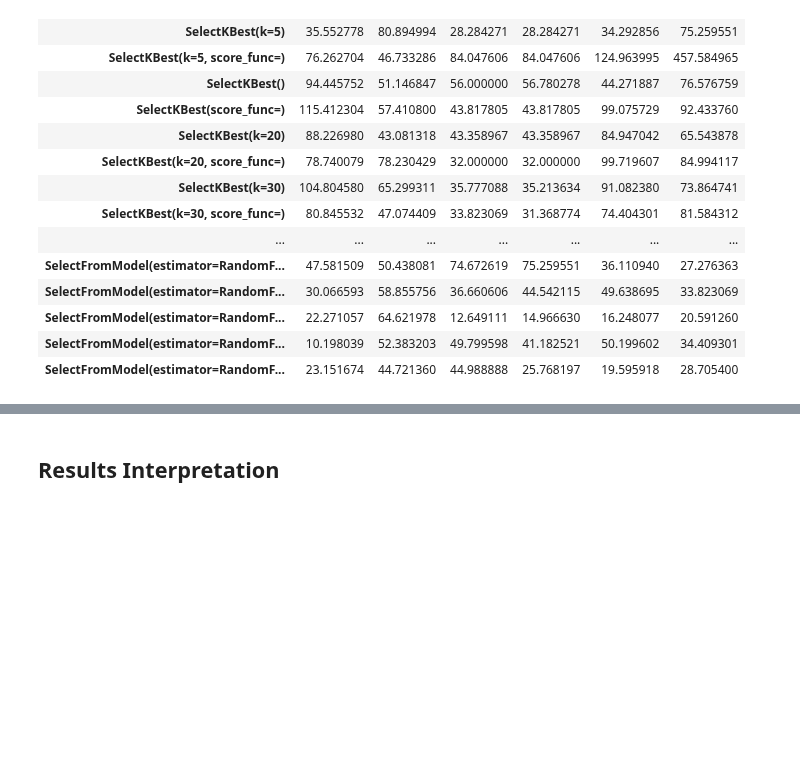
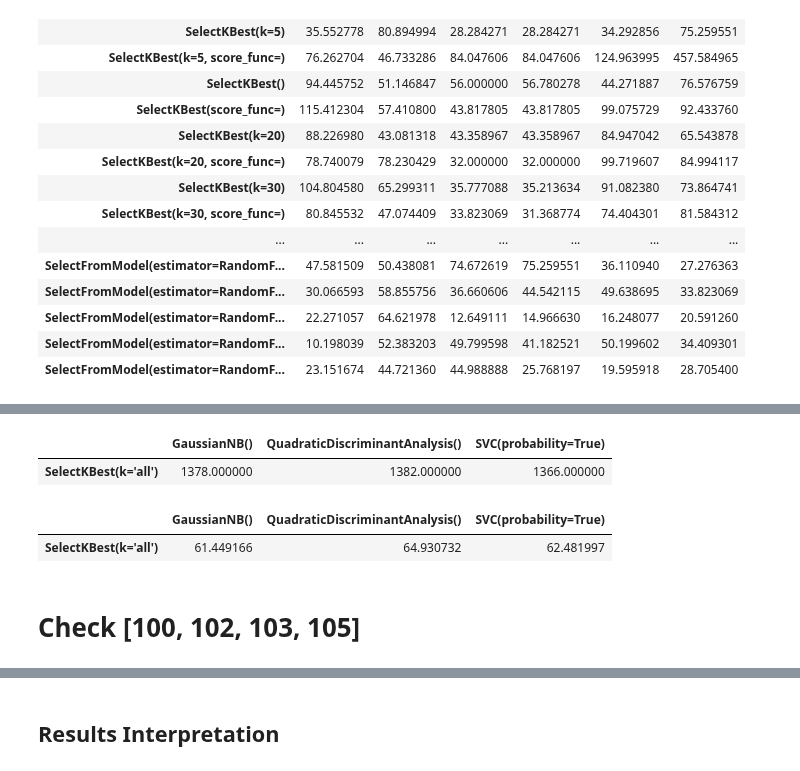
Before and after one commit to kozaka93/2024L-DSAdvancedML, a Jupyter notebook: projects/project2/group3/Narozniak_Czerwonski_Rucinski/codes/src/Main.ipynb, the cells around one changed output, grey strips where cells are left out. Drawn from its saved outputs; the diff is of its cells as text; code cells hidden in the pictures; blank space fills up the shorter version.

```diff
--- a/projects/project2/group3/Narozniak_Czerwonski_Rucinski/codes/src/Main.ipynb
+++ b/projects/project2/group3/Narozniak_Czerwonski_Rucinski/codes/src/Main.ipynb
@@ -298,0 +302,17 @@ std__with_scaling_df.style.background_gradient(cmap="Reds", axis=None)
+# %%
+from sklearn.preprocessing import PowerTransformer
+feature_selector_grid_params = [
+    {"selector": SelectKBest, "params": [{"k": "all"}]},
+
+]
+model_grid_params = [
+    {"model": SVC,
+    "params": [{"kernel": "rbf", "probability": True}],},
+    {"model": GaussianNB,
+    "params": [{}],},
+    {"model": QuadraticDiscriminantAnalysis,
+    "params": [{}],},
+
+
+]
+results_with_scaling_dict = run_grid_search_cv(feature_selector_grid_params, model_grid_params, X_train.iloc[:, [100, 102, 105]], y_train, profit_scoring, scaler=StandardScaler(), verbose=True)
@@ -298,0 +329,17 @@ std__with_scaling_df.style.background_gradient(cmap="Reds", axis=None)
+# %%
+# OPTION A
+avg_results_with_scaling_dict = apply_transform_to_res(results_with_scaling_dict, np.mean)
+avg_with_scaling_df = pd.DataFrame(avg_results_with_scaling_dict).T
+avg_with_scaling_df.style.background_gradient(cmap="Greens", low=0.0, high=1.0, axis=None)
+# %% [output]
+|  | GaussianNB() | QuadraticDiscriminantAnalysis() | SVC(probability=True) |
+| SelectKBest(k='all') | 1378.000000 | 1382.000000 | 1366.000000 |
+# %%
+std_results_with_scaling_dict = apply_transform_to_res(results_with_scaling_dict, np.std)
+std__with_scaling_df = pd.DataFrame(std_results_with_scaling_dict).T
+std__with_scaling_df.style.background_gradient(cmap="Reds", axis=None)
+# %% [output]
+|  | GaussianNB() | QuadraticDiscriminantAnalysis() | SVC(probability=True) |
+| SelectKBest(k='all') | 61.449166 | 64.930732 | 62.481997 |
+# %% [markdown]
+# Check [100, 102, 103, 105]
```
Also changed, not shown: parts of 7 cells of this notebook.
